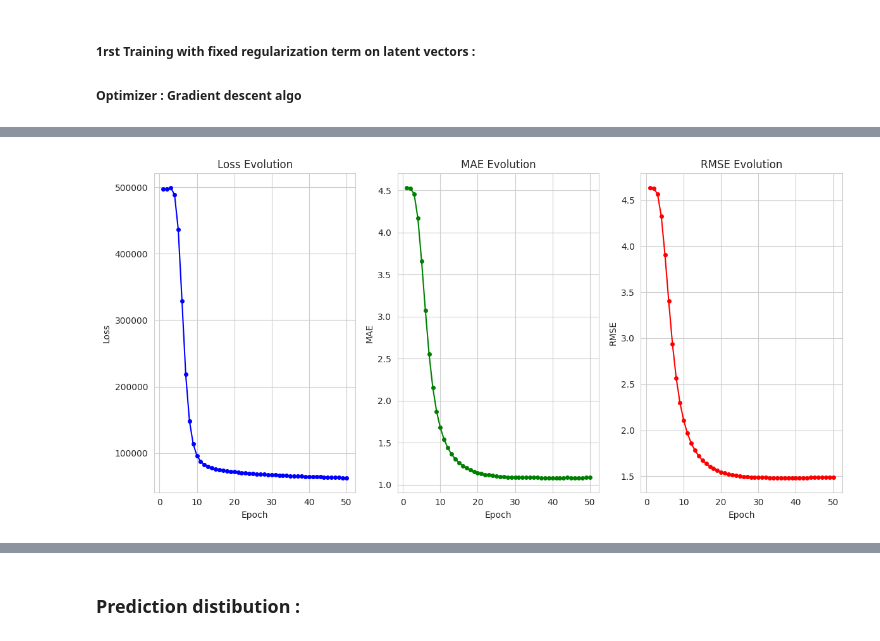
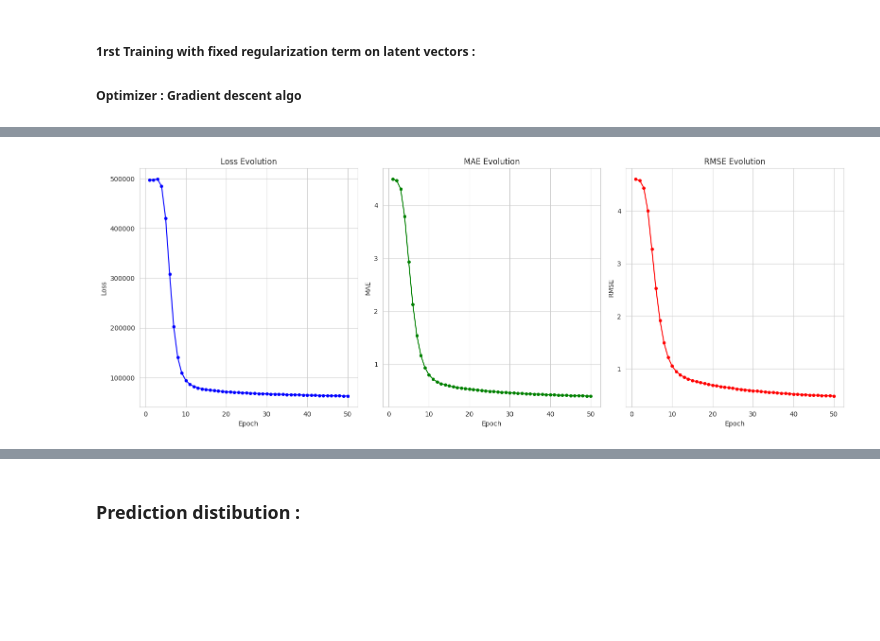
Before and after one commit to arazig/Advanced-ML-project, a Jupyter notebook: Matrix_Factorization.ipynb, the cells around one changed output, grey strips where cells are left out. Cells and saved outputs as stored; diff of their text form; code cells hidden in the pictures; blank space fills up the shorter version.

Commit message:
final model eval RMSE MAE HR@k NDCG@k

```diff
--- a/Matrix_Factorization.ipynb
+++ b/Matrix_Factorization.ipynb
@@ -58,7 +61,7 @@ import matplotlib.pyplot as plt
 
 # Example of the 'ratings' DataFrame
 #
-df_recommendation = pd.read_csv("base de donnée_20_20.csv")
+df_recommendation = pd.read_csv("data/base de donnée_20_20.csv")
 ratings = df_recommendation[['user', 'id', 'rating']]
 
 # Create user-item interaction matrix
@@ -147,17 +135,0 @@ test_data
-# %%
-def evaluate_model(test_data, P, Q, verbose = False):
-    total_mae = 0
-    total_rmse = 0
-    num_test_samples = len(test_data)
-
-    for _, row in test_data.iterrows():
-        u, i, r_ui = row['user_idx'], row['item_idx'], row['rating']
-        prediction = np.dot(P[u], Q[i])
-        total_mae += abs(r_ui - prediction)
-        total_rmse += (r_ui - prediction) ** 2
-
-    mae = total_mae / num_test_samples
-    rmse = np.sqrt(total_rmse / num_test_samples)
-    if verbose :
-        print(f"Evaluation Results:\nMAE: {mae:.4f}, RMSE: {rmse:.4f}")
-    return mae, rmse
@@ -177,6 +261,7 @@ Q = np.random.normal(0, 0.1, (num_items, num_factors))  # Item latent factors
 
 # Training set
 train_data = train_data[['user_idx', 'item_idx', 'rating']]
+#train_data  = pd.read_csv('data\train20_10.csv')
 
 # User and item frequency dictionaries for regularization
 user_frequencies = train_data['user_idx'].value_counts().to_dict()
@@ -189,6 +274,9 @@ stored_Q = [Q]
 loss_evolution = []
 mae_evolution = []
 rmse_evolution = []
+hr_evolution = []
+ndcg_evolution = []
+
 
 # Training loop
 for epoch in range(num_epochs):
@@ -226,8 +314,13 @@ for epoch in range(num_epochs):
 
     loss_evolution.append(total_loss)
     # Evaluation of model on test set and  MAE & RMSE after each epoch
-    mae, rmse = evaluate_model(test_data, P, Q)
+    mae, rmse = evaluate_model(train_data, P, Q)
+    hr, ndcg = evaluate_hr_ndcg(test_data, P, Q, user_id_map, item_id_map, K=10)
+
     mae_evolution.append(mae)
     rmse_evolution.append(rmse)
-    print(f"Epoch {epoch + 1}/{num_epochs}, Loss: {total_loss:.4f} -- MAE: {mae:.4f} -- RMSE: {rmse:.4f}")
+    hr_evolution.append(hr)
+    ndcg_evolution.append(ndcg)
+
+    print(f"Epoch {epoch + 1}/{num_epochs}, Loss: {total_loss:.4f} -- MAE: {mae:.4f} -- RMSE: {rmse:.4f} -- HR: {hr:.4f} -- NDCG: {ndcg:.4f}")
 # %% [output]
@@ -251,33 +344,33 @@ Epoch 50/50, Loss: 63118.5263 -- MAE: 1.0797 -- RMSE: 1.4915
 # %%
 # Plotting Loss, MAE, and RMSE over epochs
-plt.figure(figsize=(12, 6))
+plt.figure(figsize=(16, 6))
 
 # Plotting Loss
 plt.subplot(1, 3, 1)
 plt.plot(range(1, num_epochs + 1), loss_evolution, marker='o', color='b', label="Loss",markersize=4)
 plt.title('Loss Evolution')
 plt.xlabel('Epoch')
 plt.ylabel('Loss')
 plt.grid(True)
 
 # Plotting MAE
 plt.subplot(1, 3, 2)
 plt.plot(range(1, num_epochs + 1), mae_evolution, marker='o', color='g', label="MAE",markersize=4)
 plt.title('MAE Evolution')
 plt.xlabel('Epoch')
 plt.ylabel('MAE')
 plt.grid(True)
 
 # Plotting RMSE
 plt.subplot(1, 3, 3)
 plt.plot(range(1, num_epochs + 1), rmse_evolution, marker='o', color='r', label="RMSE",markersize=4)
 plt.title('RMSE Evolution')
 plt.xlabel('Epoch')
 plt.ylabel('RMSE')
 plt.grid(True)
 
 
 plt.tight_layout()
 plt.show()
 # %% [output]
-[figure, old version]
+[figure, new version]
```
Also changed, not shown: parts of 18 cells of this notebook, 8 other files.
